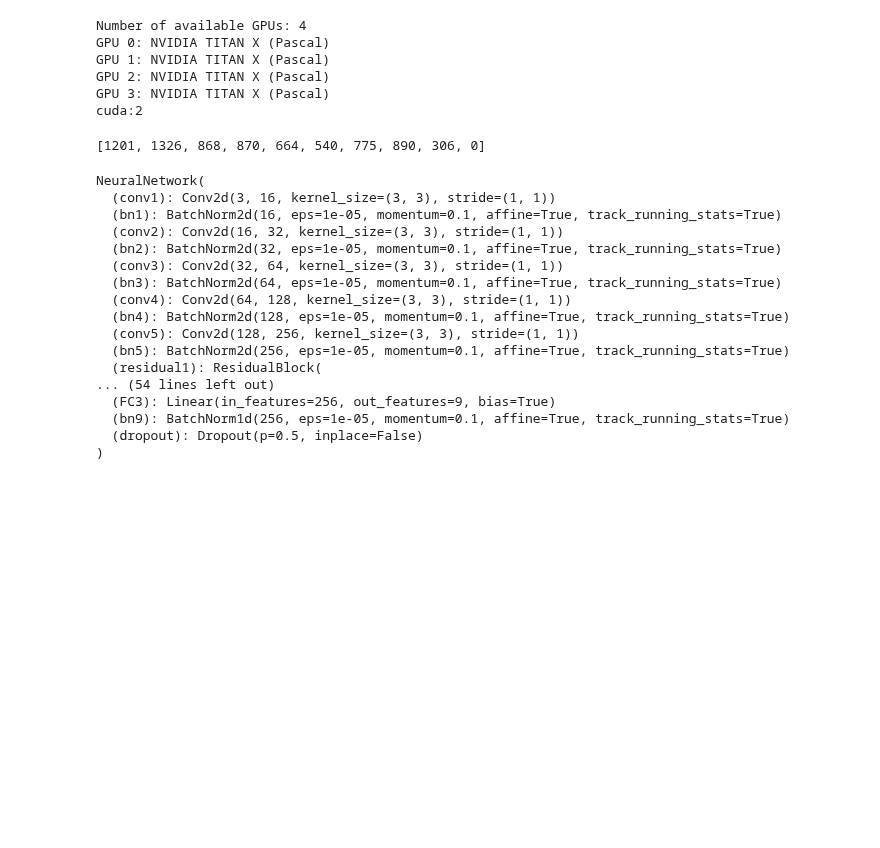
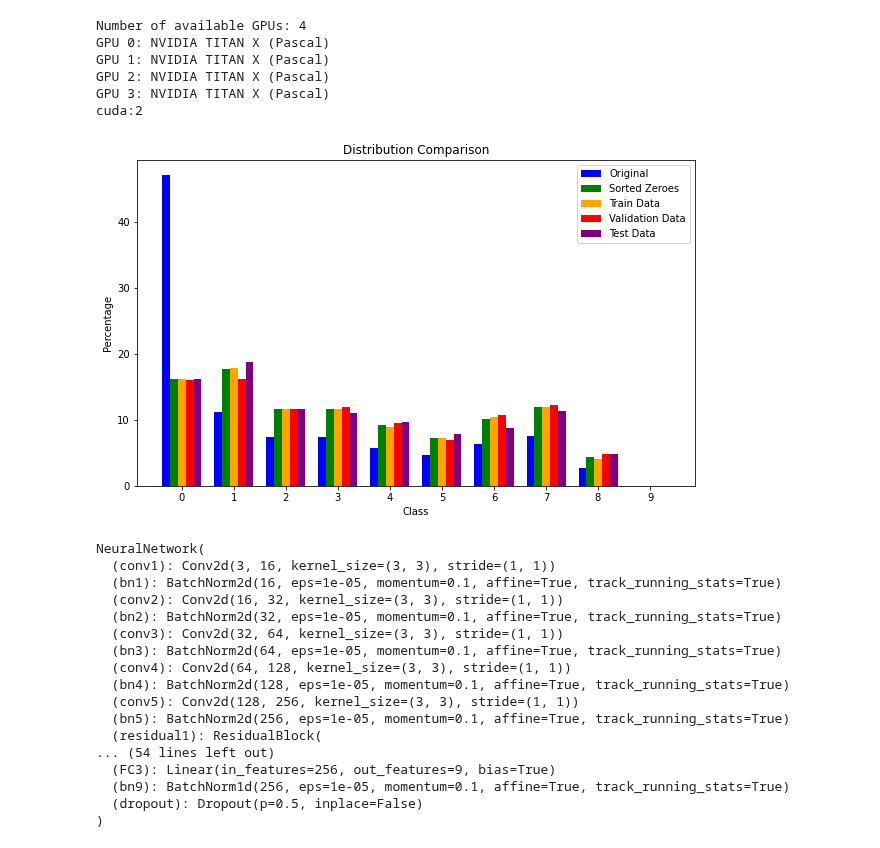
Before and after one commit to SpilmesterMurtin/Deep-Learning-Project---Determine-Lodging-Scores-Using-Convolutional-Neural-Neetwork, a Jupyter notebook: LoadAndPlotBestModel.ipynb, the cells around one changed output. Drawn from its saved outputs; the diff is of its cells as text; code cells hidden in the pictures; blank space fills up the shorter version.

Commit message:
data

```diff
--- a/LoadAndPlotBestModel.ipynb
+++ b/LoadAndPlotBestModel.ipynb
@@ -192,14 +192,3 @@ trainDataloader = torch.load('data/train_loader.pth')
 valDataloader = torch.load('data/val_loader.pth')
 testDataloader = torch.load('data/test_loader.pth')
 lenthdataset = torch.load('data/lengthsdataset.pth')
-# %%
-dist = [0] * 10
-def dist(dataloader)
-    for i, data in enumerate(dataloader, 0):
-        # Get the inputs and labels
-        inputs, labels = data
-        for lodg in labels:
-            dist[int(lodg)] += 1
-print(dist)
-# %% [output]
-[1201, 1326, 868, 870, 664, 540, 775, 890, 306, 0]
@@ -206,3 +204,45 @@ print(dist)
+# %%
+import matplotlib.pyplot as plt
+import numpy as np
+before = [2314, 548, 362, 360, 285, 226, 314, 369, 136, 1]
+after = [8000, 8768, 5792, 5760, 4560, 3616, 5024, 5904, 2176, 0]
+train = [1201, 1326, 868, 870, 664, 540, 775, 890, 306, 0]
+val = [396, 400, 290, 297, 236, 171, 265, 305, 120, 0]
+test = [403, 466, 290, 273, 240, 193, 216, 281, 118, 0]
+
+before_percent = [value / sum(before) * 100 for value in before]
+after_percent = [value / sum(after) * 100 for value in after]
+train_percent = [value / sum(train) * 100 for value in train]
+val_percent = [value / sum(val) * 100 for value in val]
+test_percent = [value / sum(test) * 100 for value in test]
+
+# Create indices for each group
+indices = np.arange(len(before_percent))
+
+# Set the bar width (optional, adjust as needed)
+bar_width = 0.15
+
+# Set the figure size
+fig, ax = plt.subplots(figsize=(10, 6))
+
+# Plot the grouped bars without spacing between indices
+plt.bar(indices - 2 * bar_width, before_percent, width=bar_width, label='Original', color='blue')
+plt.bar(indices - bar_width, after_percent, width=bar_width, label='Sorted Zeroes', color='green')
+plt.bar(indices, train_percent, width=bar_width, label='Train Data', color='orange')
+plt.bar(indices + bar_width, val_percent, width=bar_width, label='Validation Data', color='red')
+plt.bar(indices + 2 * bar_width, test_percent, width=bar_width, label='Test Data', color='purple')
+
+plt.xlabel('Class')
+plt.ylabel('Percentage')
+plt.title('Distribution Comparison')
+
+# Set x-axis ticks at each index
+plt.xticks(indices, indices)
+
+plt.legend()
+plt.show()
+# %% [output]
+[figure, added]
 # %%
 num_classes = 9
 bestnet = NeuralNetwork()
```
Also changed, not shown: parts of 1 cell of this notebook, 2 other files.
